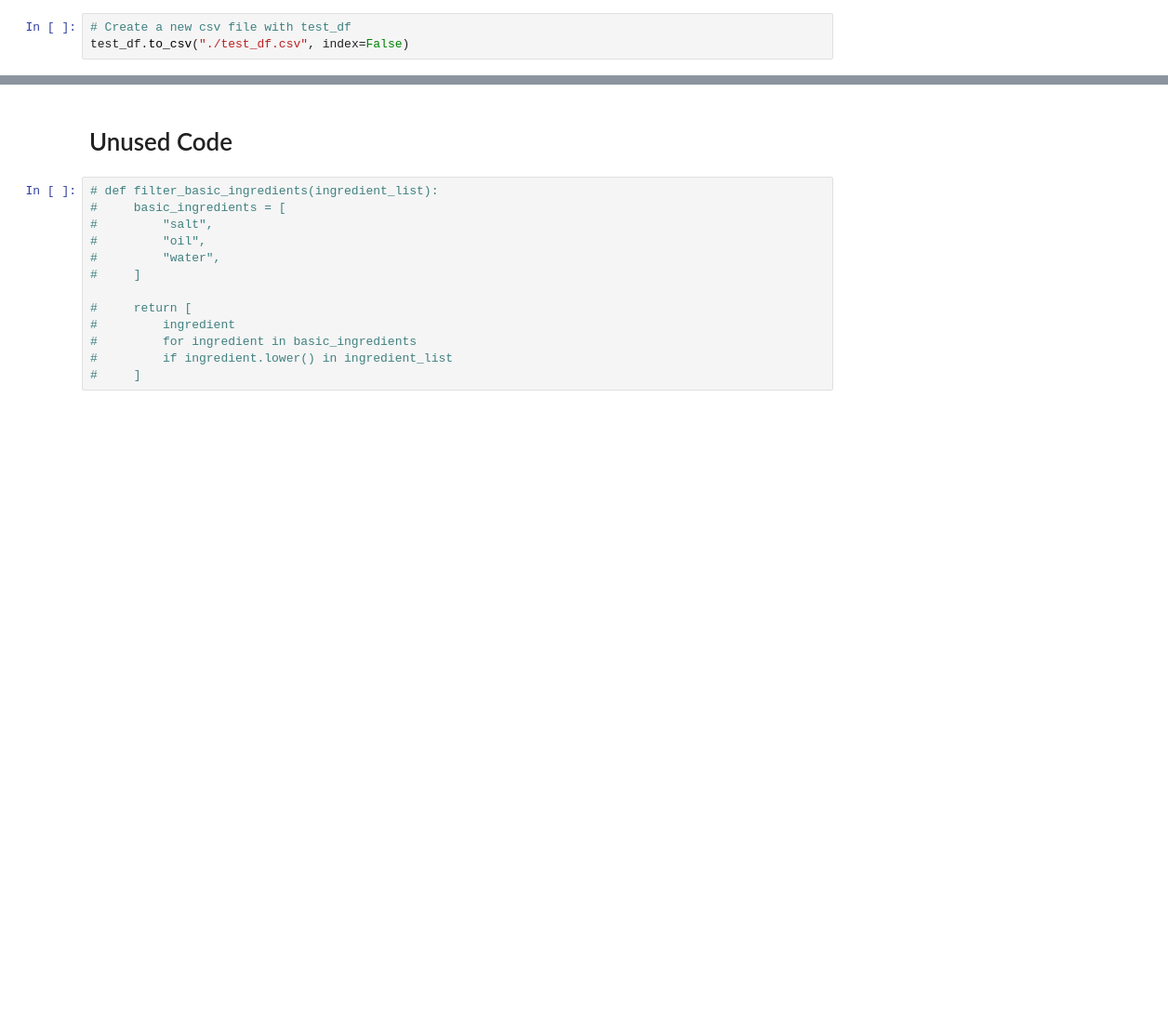
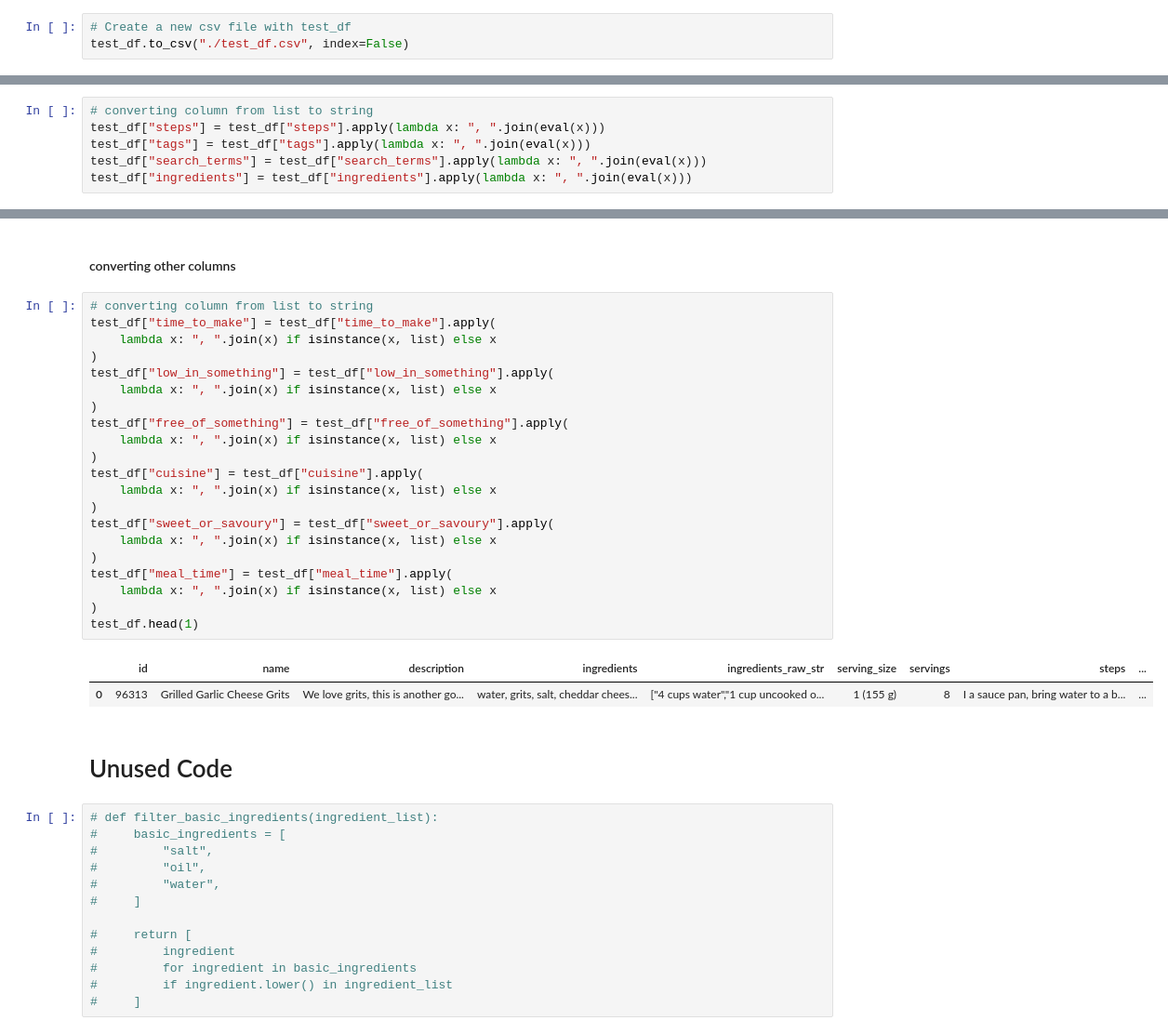
Before and after one commit to AishaShaf/recipe-recommender, a Jupyter notebook: data_cleaning.ipynb, the cells around one changed output, grey strips where cells are left out. Shown at 93% size. Cells and saved outputs as stored; diff of their text form; blank space fills up the shorter version.

```diff
--- a/data_cleaning.ipynb
+++ b/data_cleaning.ipynb
@@ -567,0 +500,6 @@ test_df.to_csv("./test_df.csv", index=False)
+# %%
+# converting column from list to string
+test_df["steps"] = test_df["steps"].apply(lambda x: ", ".join(eval(x)))
+test_df["tags"] = test_df["tags"].apply(lambda x: ", ".join(eval(x)))
+test_df["search_terms"] = test_df["search_terms"].apply(lambda x: ", ".join(eval(x)))
+test_df["ingredients"] = test_df["ingredients"].apply(lambda x: ", ".join(eval(x)))
@@ -568,3 +518,29 @@ test_df.to_csv("./test_df.csv", index=False)
+# %% [markdown]
+#### converting other columns
+# %%
+# converting column from list to string
+test_df["time_to_make"] = test_df["time_to_make"].apply(
+    lambda x: ", ".join(x) if isinstance(x, list) else x
+)
+test_df["low_in_something"] = test_df["low_in_something"].apply(
+    lambda x: ", ".join(x) if isinstance(x, list) else x
+)
+test_df["free_of_something"] = test_df["free_of_something"].apply(
+    lambda x: ", ".join(x) if isinstance(x, list) else x
+)
+test_df["cuisine"] = test_df["cuisine"].apply(
+    lambda x: ", ".join(x) if isinstance(x, list) else x
+)
+test_df["sweet_or_savoury"] = test_df["sweet_or_savoury"].apply(
+    lambda x: ", ".join(x) if isinstance(x, list) else x
+)
+test_df["meal_time"] = test_df["meal_time"].apply(
+    lambda x: ", ".join(x) if isinstance(x, list) else x
+)
+test_df.head(1)
+# %% [output]
+|  | id | name | description | ingredients | ingredients_raw_str | serving_size | servings | steps | ... |
+| 0 | 96313 | Grilled Garlic Cheese Grits | We love grits, this is another go... | water, grits, salt, cheddar chees... | ["4 cups water","1 cup uncooked o... | 1 (155 g) | 8 | I a sauce pan, bring water to a b... | ... |
 # %% [markdown]
 # Unused Code
 # %%
```
Also changed, not shown: parts of 21 cells of this notebook.
